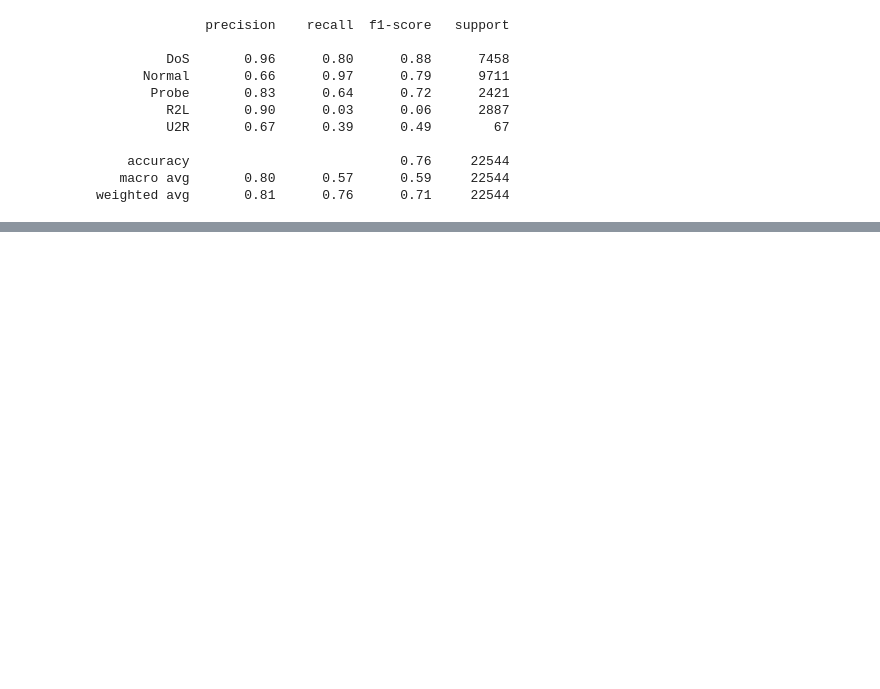
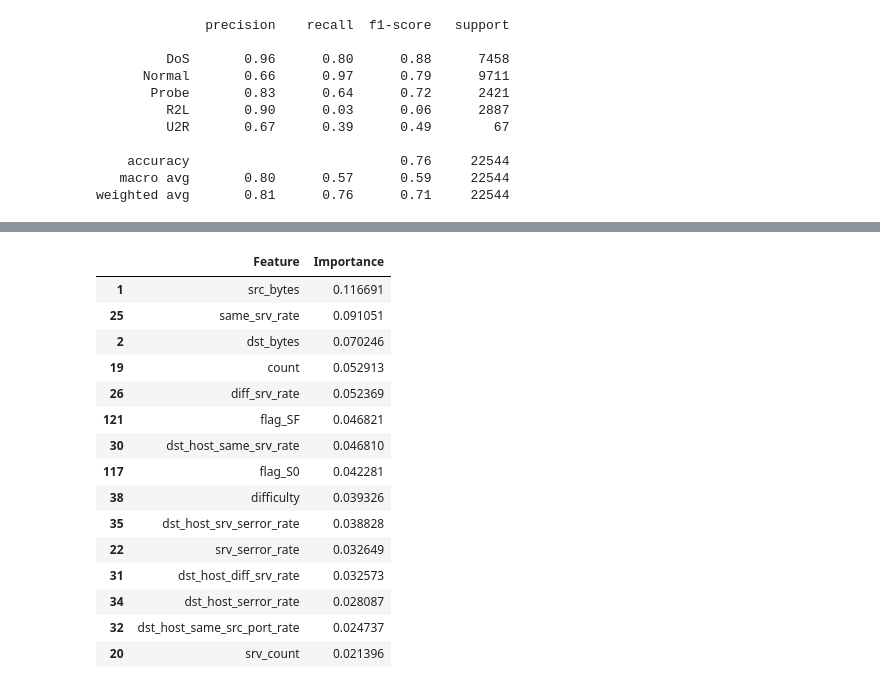
Before and after one commit to 2303A52119/IntrusionDetection-System, a Jupyter notebook: notebooks/eda.ipynb, the cells around one changed output, grey strips where cells are left out. Saved outputs shown, nothing was run; the diff lists cells and outputs as text; code cells hidden in the pictures; blank space fills up the shorter version.

```diff
--- a/notebooks/eda.ipynb
+++ b/notebooks/eda.ipynb
@@ -466,0 +476,10 @@ weighted avg       0.81      0.76      0.71     22544
+# %%
+X_train = pd.get_dummies(
+    X_train,
+    columns=categorical_cols
+)
+
+X_test = pd.get_dummies(
+    X_test,
+    columns=categorical_cols
+)
@@ -466,0 +589,31 @@ weighted avg       0.81      0.76      0.71     22544
+# %%
+import pandas as pd
+
+feature_importance = pd.DataFrame({
+    "Feature": X_train.columns,
+    "Importance": rf_model.feature_importances_
+})
+
+feature_importance = feature_importance.sort_values(
+    by="Importance",
+    ascending=False
+)
+
+feature_importance.head(15)
+# %% [output]
+|  | Feature | Importance |
+| 1 | src_bytes | 0.116691 |
+| 25 | same_srv_rate | 0.091051 |
+| 2 | dst_bytes | 0.070246 |
+| 19 | count | 0.052913 |
+| 26 | diff_srv_rate | 0.052369 |
+| 121 | flag_SF | 0.046821 |
+| 30 | dst_host_same_srv_rate | 0.046810 |
+| 117 | flag_S0 | 0.042281 |
+| 38 | difficulty | 0.039326 |
+| 35 | dst_host_srv_serror_rate | 0.038828 |
+| 22 | srv_serror_rate | 0.032649 |
+| 31 | dst_host_diff_srv_rate | 0.032573 |
+| 34 | dst_host_serror_rate | 0.028087 |
+| 32 | dst_host_same_src_port_rate | 0.024737 |
+| 20 | srv_count | 0.021396 |
```
Also changed, not shown: parts of 61 cells of this notebook, 3 other files.
